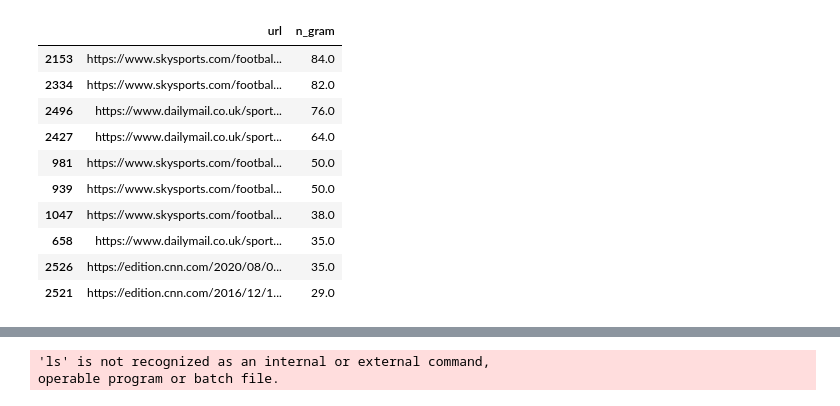
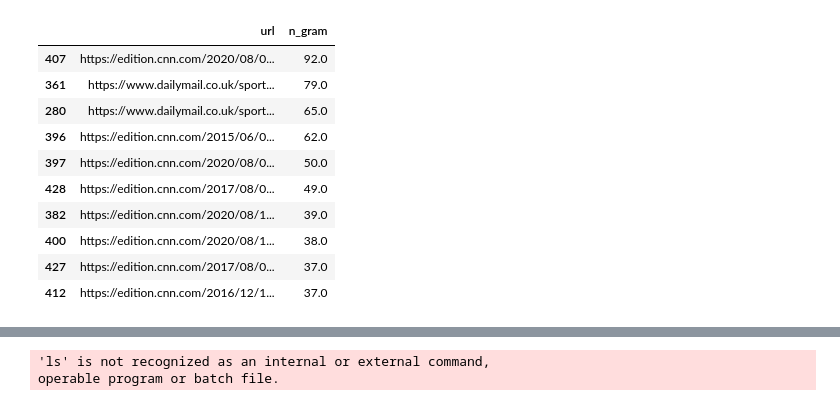
Before and after one commit to Dsypasit/web_crawler, a Jupyter notebook: crawling_test.ipynb, the cells around one changed output, grey strips where cells are left out. Cells and saved outputs as stored; diff of their text form; code cells hidden in the pictures.

```diff
--- a/crawling_test.ipynb
+++ b/crawling_test.ipynb
@@ -30,6 +30,6 @@ print(len(links))
 # %%
 %%time
-n_gram_data = manager.get_n_gram_data("ลิเวอร์พูล")
+n_gram_data = manager.get_n_gram_data("Barcelona")
 print(manager.word)
 n_gram_data[:10]
 # %% [output]
@@ -38,14 +38,14 @@ Wall time: 4.27 s
 |  | url | n_gram |
-| 2153 | https://www.skysports.com/footbal... | 84.0 |
-| 2334 | https://www.skysports.com/footbal... | 82.0 |
-| 2496 | https://www.dailymail.co.uk/sport... | 76.0 |
-| 2427 | https://www.dailymail.co.uk/sport... | 64.0 |
-| 981 | https://www.skysports.com/footbal... | 50.0 |
-| 939 | https://www.skysports.com/footbal... | 50.0 |
-| 1047 | https://www.skysports.com/footbal... | 38.0 |
-| 658 | https://www.dailymail.co.uk/sport... | 35.0 |
-| 2526 | https://edition.cnn.com/2020/08/0... | 35.0 |
-| 2521 | https://edition.cnn.com/2016/12/1... | 29.0 |
+| 407 | https://edition.cnn.com/2020/08/0... | 92.0 |
+| 361 | https://www.dailymail.co.uk/sport... | 79.0 |
+| 280 | https://www.dailymail.co.uk/sport... | 65.0 |
+| 396 | https://edition.cnn.com/2015/06/0... | 62.0 |
+| 397 | https://edition.cnn.com/2020/08/0... | 50.0 |
+| 428 | https://edition.cnn.com/2017/08/0... | 49.0 |
+| 382 | https://edition.cnn.com/2020/08/1... | 39.0 |
+| 400 | https://edition.cnn.com/2020/08/1... | 38.0 |
+| 427 | https://edition.cnn.com/2017/08/0... | 37.0 |
+| 412 | https://edition.cnn.com/2016/12/1... | 37.0 |
 # %%
 from ScrapManager import ScrapManager
 # %%
```
Also changed, not shown: parts of 4 cells of this notebook, 6 other files.
